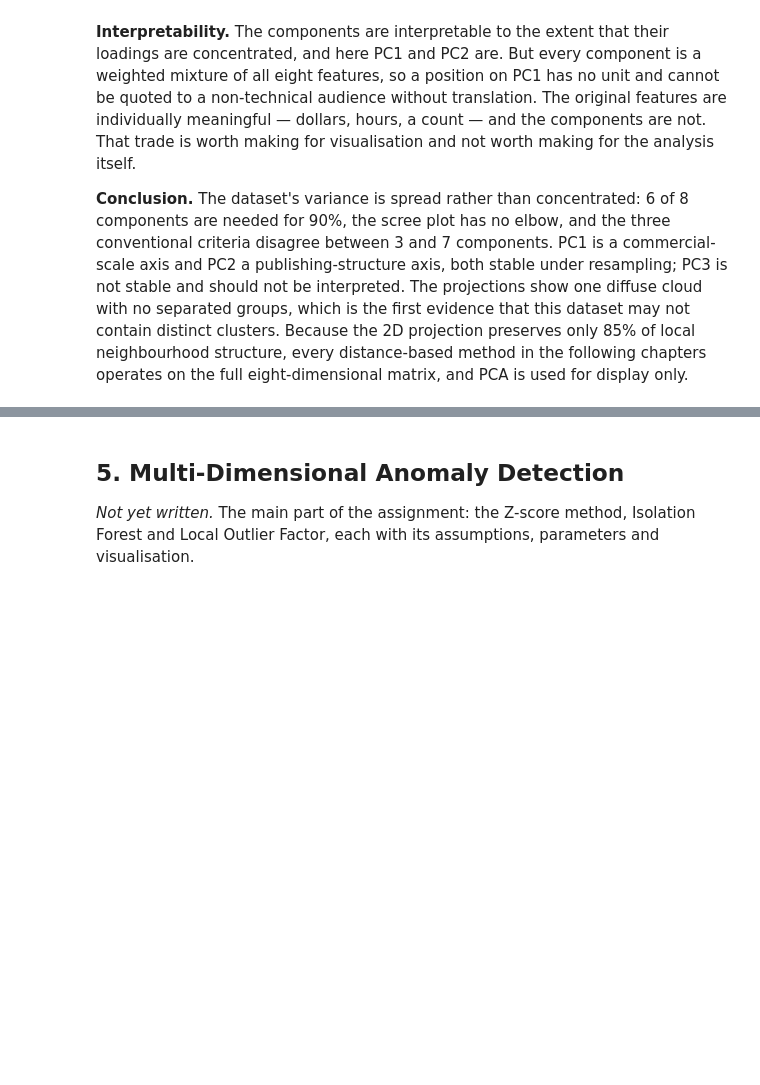
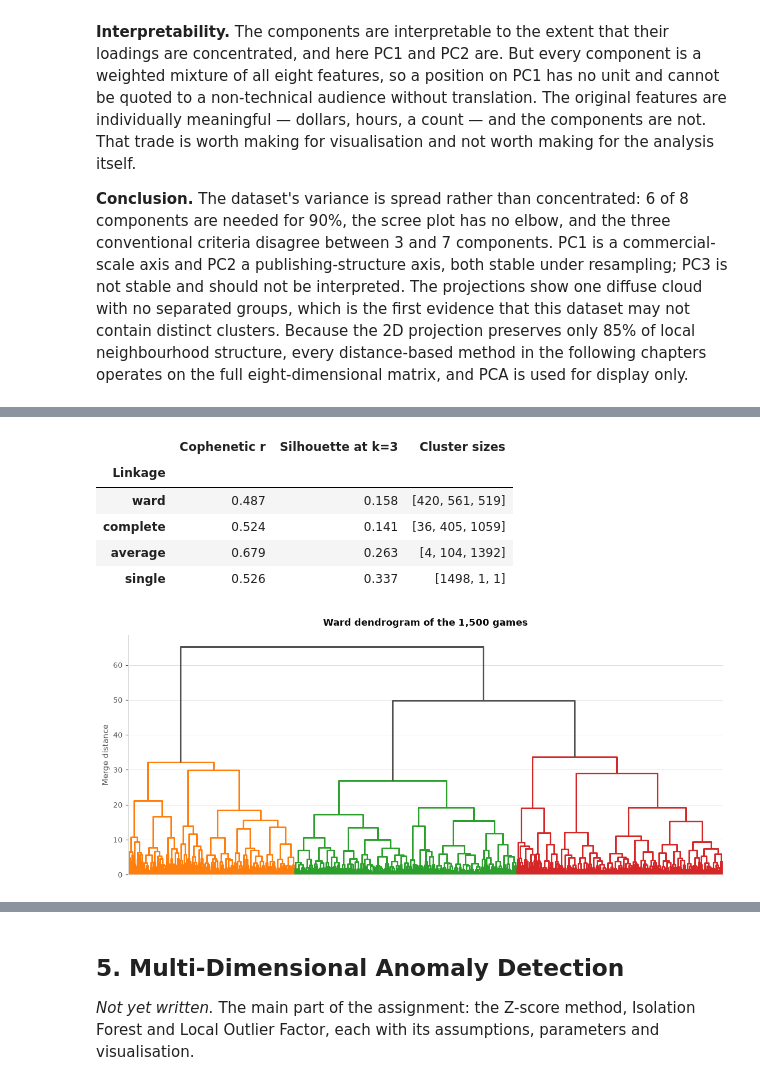
Before and after one commit to shonmazon/Data_Science, a Jupyter notebook: assignment3-unsupervised/notebooks/steam_unsupervised.ipynb, the cells around one changed output, grey strips where cells are left out. Drawn from its saved outputs; the diff is of its cells as text; code cells hidden in the pictures; blank space fills up the shorter version.

```diff
--- a/assignment3-unsupervised/notebooks/steam_unsupervised.ipynb
+++ b/assignment3-unsupervised/notebooks/steam_unsupervised.ipynb
@@ -1200,0 +1403,13 @@ for display only.
+# %%
+display(compare_linkages(scaled_matrix, k=HIERARCHICAL_K))
+display(plot_dendrogram(linkage(scaled_matrix, method="ward"),
+                        title="Ward dendrogram of the 1,500 games",
+                        colour_threshold=40))
+# %% [output]
+|  | Cophenetic r | Silhouette at k=3 | Cluster sizes |
+| Linkage |  |  |  |
+| ward | 0.487 | 0.158 | [420, 561, 519] |
+| complete | 0.524 | 0.141 | [36, 405, 1059] |
+| average | 0.679 | 0.263 | [4, 104, 1392] |
+| single | 0.526 | 0.337 | [1498, 1, 1] |
+[figure, added]
```
Also changed, not shown: parts of 18 cells of this notebook, 2 other files.
